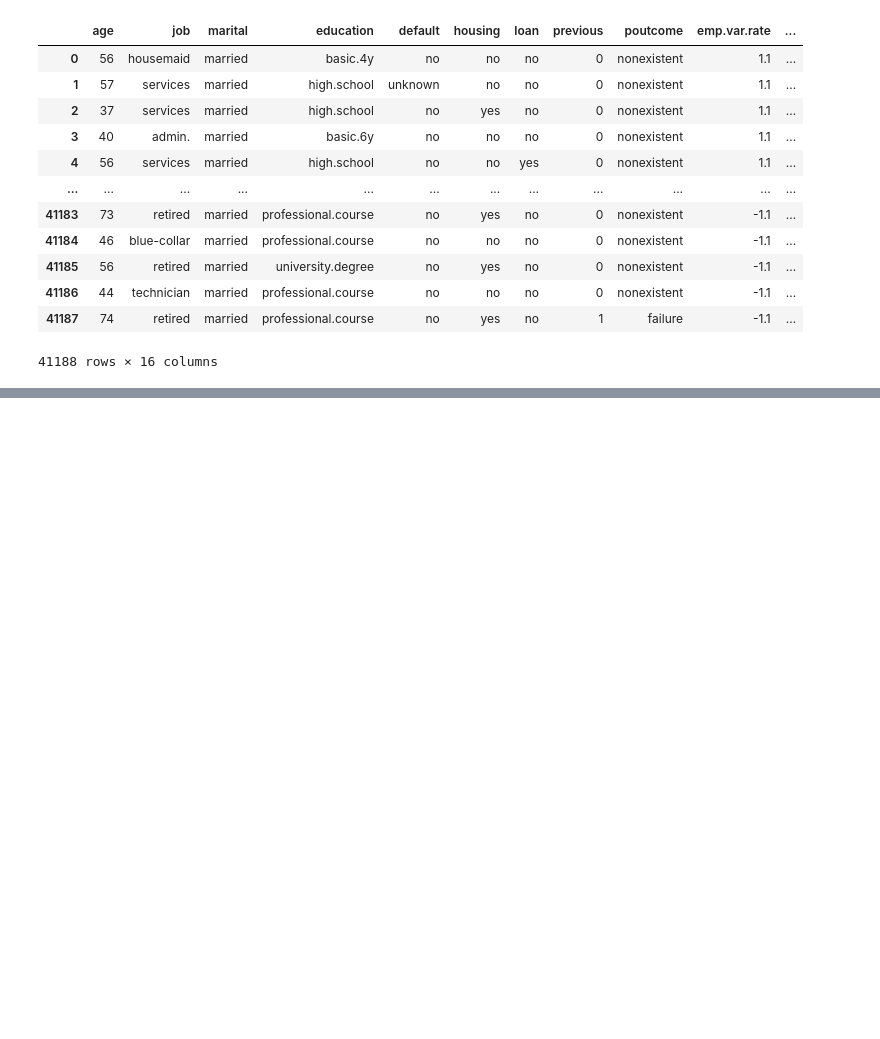
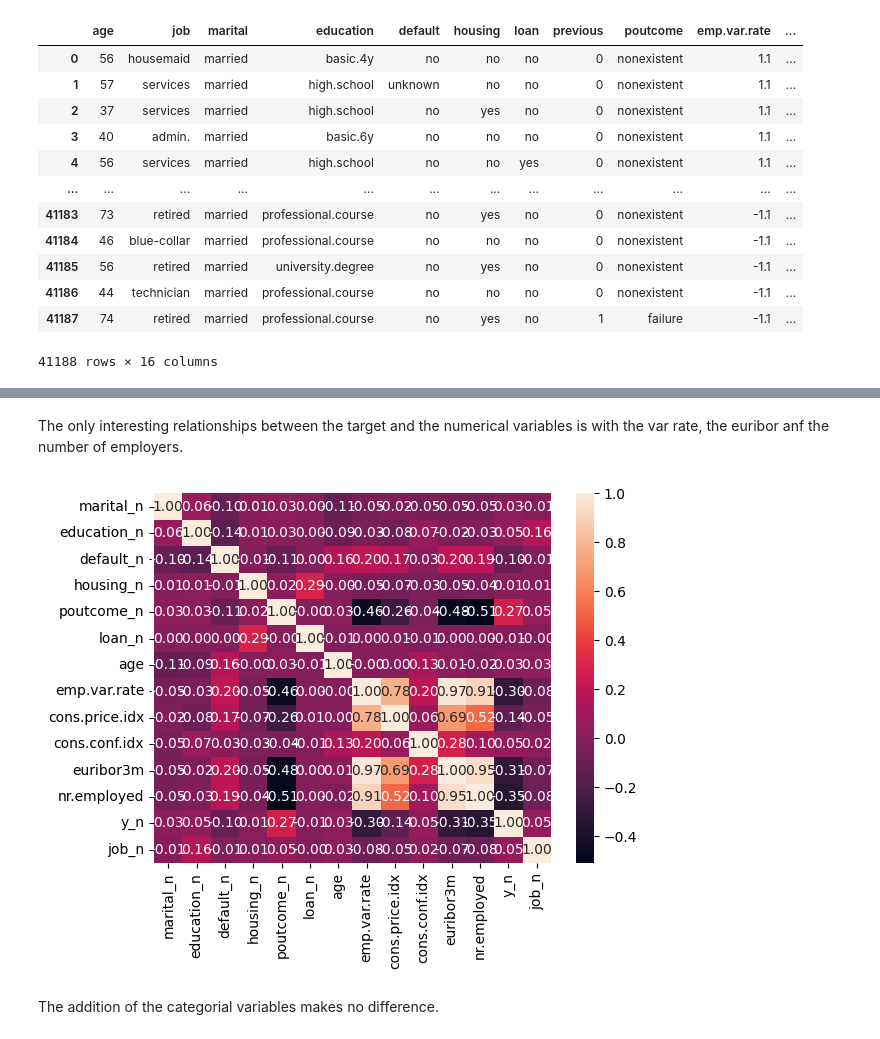
Before and after one commit to 4GeeksAcademy/machine-learning-python-template2, a Jupyter notebook: src/explore.ipynb, the cells around one changed output, grey strips where cells are left out. Cells and saved outputs as stored; diff of their text form; code cells hidden in the pictures; blank space fills up the shorter version.

```diff
--- a/src/explore.ipynb
+++ b/src/explore.ipynb
@@ -127,0 +190,21 @@ plt.tight_layout()
+# %% [markdown]
+The only interesting relationships between the target and the numerical variables is with the var rate, the euribor anf the number of employers.
+# %%
+df['job_n'] = pd.factorize(df["job"])[0]
+df["marital_n"] = pd.factorize(df["marital"])[0]
+df['education_n'] = pd.factorize(df["education"])[0]
+df['default_n'] = pd.factorize(df["default"])[0]
+df['housing_n'] = pd.factorize(df["housing"])[0]
+df['poutcome_n'] = pd.factorize(df["poutcome"])[0]
+df['loan_n'] = pd.factorize(df["loan"])[0]
+
+data = ['marital_n', 'education_n', 'default_n','housing_n','poutcome_n', 'loan_n','age', 'emp.var.rate', 'cons.price.idx', 'cons.conf.idx', 'euribor3m', 'nr.employed', 'y_n', 'job_n']
+sns.heatmap(df[data].corr(), annot = True, fmt = ".2f")
+
+
+
+plt.show()
+# %% [output]
+[figure, added]
+# %% [markdown]
+The addition of the categorial variables makes no difference.
```
Also changed, not shown: parts of 24 cells of this notebook, 6 other files.
